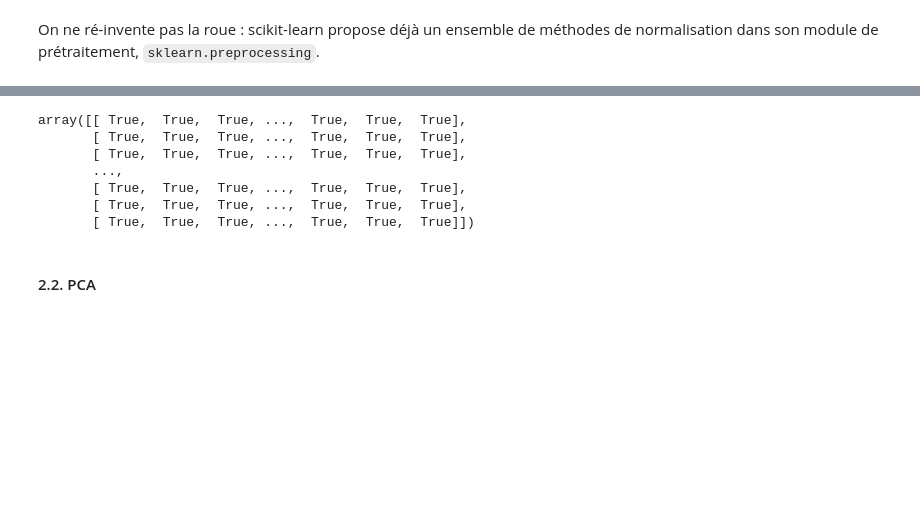
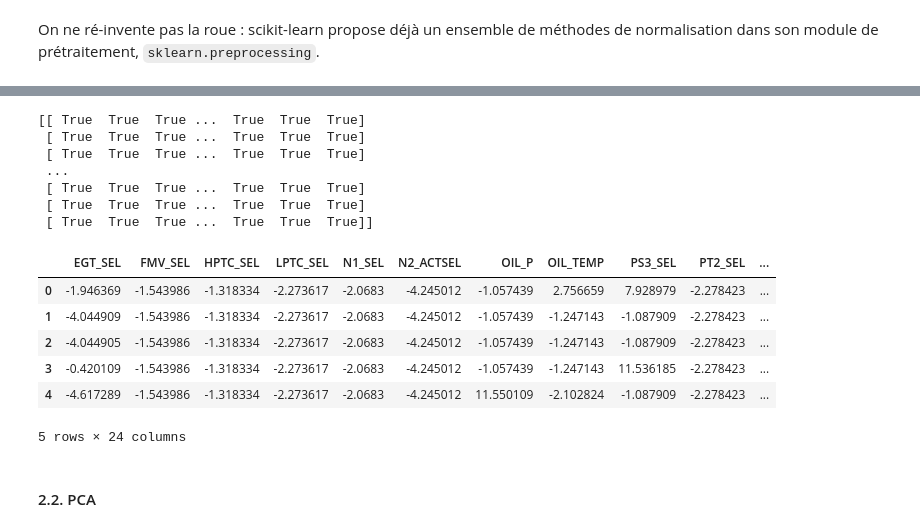
Before and after one commit to Davidson-Lova/TD_stats, a Jupyter notebook: TD2/TD2.ipynb, the cells around one changed output, grey strips where cells are left out. Saved outputs shown, nothing was run; the diff lists cells and outputs as text; code cells hidden in the pictures; blank space fills up the shorter version.

```diff
--- a/TD2/TD2.ipynb
+++ b/TD2/TD2.ipynb
@@ -390,15 +401,25 @@ X_vol_norm = StandardScaler().fit_transform(X_vol)
 """
 EXERCICE - La résultat est-il bien identique ?
 """
-np.isclose(X_vol_norm, StandardScaler().fit_transform(X_vol) , atol =1e-8, equal_nan= False )
+print(np.isclose(X_vol_norm, tmp, atol =1e-2, equal_nan= False))
 # %% [output]
-array([[ True,  True,  True, ...,  True,  True,  True],
-       [ True,  True,  True, ...,  True,  True,  True],
-       [ True,  True,  True, ...,  True,  True,  True],
-       ...,
-       [ True,  True,  True, ...,  True,  True,  True],
-       [ True,  True,  True, ...,  True,  True,  True],
-       [ True,  True,  True, ...,  True,  True,  True]])
+[[ True  True  True ...  True  True  True]
+ [ True  True  True ...  True  True  True]
+ [ True  True  True ...  True  True  True]
+ ...
+ [ True  True  True ...  True  True  True]
+ [ True  True  True ...  True  True  True]
+ [ True  True  True ...  True  True  True]]
+# %%
+pd.DataFrame(X_vol_norm, columns = X_vol.columns).head()
+# %% [output]
+|  | EGT_SEL | FMV_SEL | HPTC_SEL | LPTC_SEL | N1_SEL | N2_ACTSEL | OIL_P | OIL_TEMP | PS3_SEL | PT2_SEL | ... |
+| 0 | -1.946369 | -1.543986 | -1.318334 | -2.273617 | -2.0683 | -4.245012 | -1.057439 | 2.756659 | 7.928979 | -2.278423 | ... |
+| 1 | -4.044909 | -1.543986 | -1.318334 | -2.273617 | -2.0683 | -4.245012 | -1.057439 | -1.247143 | -1.087909 | -2.278423 | ... |
+| 2 | -4.044905 | -1.543986 | -1.318334 | -2.273617 | -2.0683 | -4.245012 | -1.057439 | -1.247143 | -1.087909 | -2.278423 | ... |
+| 3 | -0.420109 | -1.543986 | -1.318334 | -2.273617 | -2.0683 | -4.245012 | -1.057439 | -1.247143 | 11.536185 | -2.278423 | ... |
+| 4 | -4.617289 | -1.543986 | -1.318334 | -2.273617 | -2.0683 | -4.245012 | 11.550109 | -2.102824 | -1.087909 | -2.278423 | ... |
+5 rows × 24 columns
 # %% [markdown]
 #### 2.2. PCA
 # %%
```
Also changed, not shown: parts of 13 cells of this notebook.
